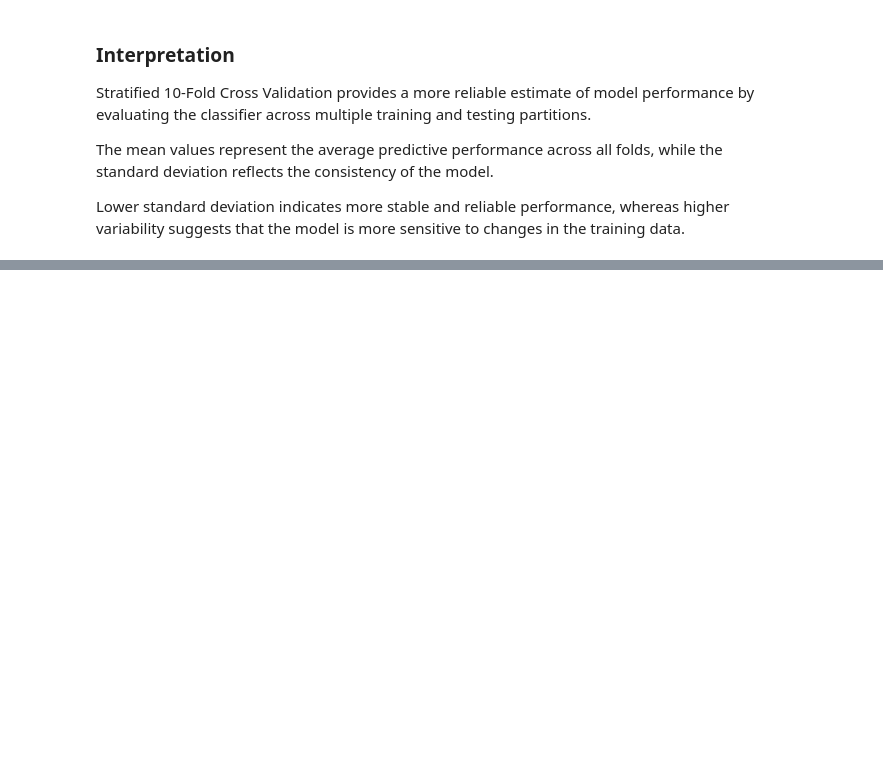
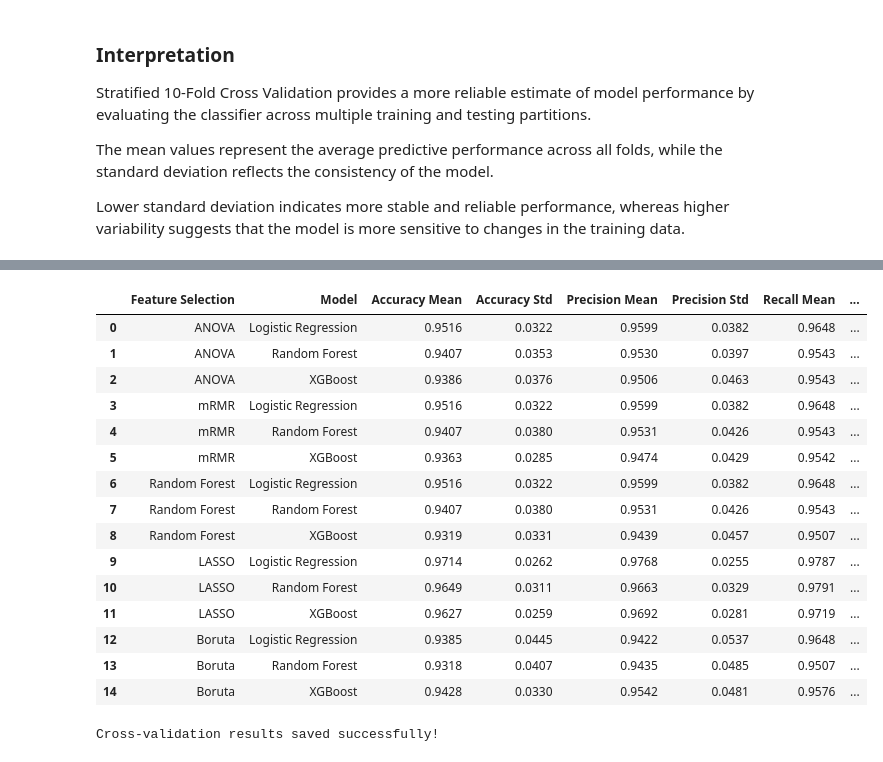
Before and after one commit to Angelinamoses/clinical-fs-benchmark, a Jupyter notebook: notebooks/01_breast_cancer_pipeline.ipynb, the cells around one changed output, grey strips where cells are left out. Drawn from its saved outputs; the diff is of its cells as text; code cells hidden in the pictures; blank space fills up the shorter version.

```diff
--- a/notebooks/01_breast_cancer_pipeline.ipynb
+++ b/notebooks/01_breast_cancer_pipeline.ipynb
@@ -2152,0 +2194,12 @@ Lower standard deviation indicates more stable and reliable performance, whereas
+# %%
+# Start cross-validation loop
+
+for train_idx, test_idx in cv.split(X, y):
+
+    X_train_fold = X.iloc[train_idx]
+
+    X_test_fold = X.iloc[test_idx]
+
+    y_train_fold = y.iloc[train_idx]
+
+    y_test_fold = y.iloc[test_idx]
@@ -2152,0 +2222,11 @@ Lower standard deviation indicates more stable and reliable performance, whereas
+# %%
+# Training the Logistic Regression model
+
+model = LogisticRegression(
+        random_state=42
+    )
+
+model.fit(
+        X_train_selected,
+        y_train_fold
+    )
@@ -2152,0 +2305,11 @@ Lower standard deviation indicates more stable and reliable performance, whereas
+# %%
+from sklearn.model_selection import cross_validate
+
+# Evaluation metrics
+scoring = {
+    "accuracy": "accuracy",
+    "precision": "precision",
+    "recall": "recall",
+    "f1": "f1",
+    "roc_auc": "roc_auc"
+}
@@ -2152,0 +2359,36 @@ Lower standard deviation indicates more stable and reliable performance, whereas
+# %%
+# Convert to DataFrame
+
+cv_results_df = pd.DataFrame(cv_results)
+
+cv_results_df = cv_results_df.round(4)
+
+cv_results_df
+# %% [output]
+|  | Feature Selection | Model | Accuracy Mean | Accuracy Std | Precision Mean | Precision Std | Recall Mean | ... |
+| 0 | ANOVA | Logistic Regression | 0.9516 | 0.0322 | 0.9599 | 0.0382 | 0.9648 | ... |
+| 1 | ANOVA | Random Forest | 0.9407 | 0.0353 | 0.9530 | 0.0397 | 0.9543 | ... |
+| 2 | ANOVA | XGBoost | 0.9386 | 0.0376 | 0.9506 | 0.0463 | 0.9543 | ... |
+| 3 | mRMR | Logistic Regression | 0.9516 | 0.0322 | 0.9599 | 0.0382 | 0.9648 | ... |
+| 4 | mRMR | Random Forest | 0.9407 | 0.0380 | 0.9531 | 0.0426 | 0.9543 | ... |
+| 5 | mRMR | XGBoost | 0.9363 | 0.0285 | 0.9474 | 0.0429 | 0.9542 | ... |
+| 6 | Random Forest | Logistic Regression | 0.9516 | 0.0322 | 0.9599 | 0.0382 | 0.9648 | ... |
+| 7 | Random Forest | Random Forest | 0.9407 | 0.0380 | 0.9531 | 0.0426 | 0.9543 | ... |
+| 8 | Random Forest | XGBoost | 0.9319 | 0.0331 | 0.9439 | 0.0457 | 0.9507 | ... |
+| 9 | LASSO | Logistic Regression | 0.9714 | 0.0262 | 0.9768 | 0.0255 | 0.9787 | ... |
+| 10 | LASSO | Random Forest | 0.9649 | 0.0311 | 0.9663 | 0.0329 | 0.9791 | ... |
+| 11 | LASSO | XGBoost | 0.9627 | 0.0259 | 0.9692 | 0.0281 | 0.9719 | ... |
+| 12 | Boruta | Logistic Regression | 0.9385 | 0.0445 | 0.9422 | 0.0537 | 0.9648 | ... |
+| 13 | Boruta | Random Forest | 0.9318 | 0.0407 | 0.9435 | 0.0485 | 0.9507 | ... |
+| 14 | Boruta | XGBoost | 0.9428 | 0.0330 | 0.9542 | 0.0481 | 0.9576 | ... |
+# %%
+# Saving the results to CSV
+
+cv_results_df.to_csv(
+    "results/metrics/cross_validation_results.csv",
+    index=False
+)
+
+print("Cross-validation results saved successfully!")
+# %% [output]
+Cross-validation results saved successfully!
```
Also changed, not shown: parts of 29 cells of this notebook, 2 other files.
